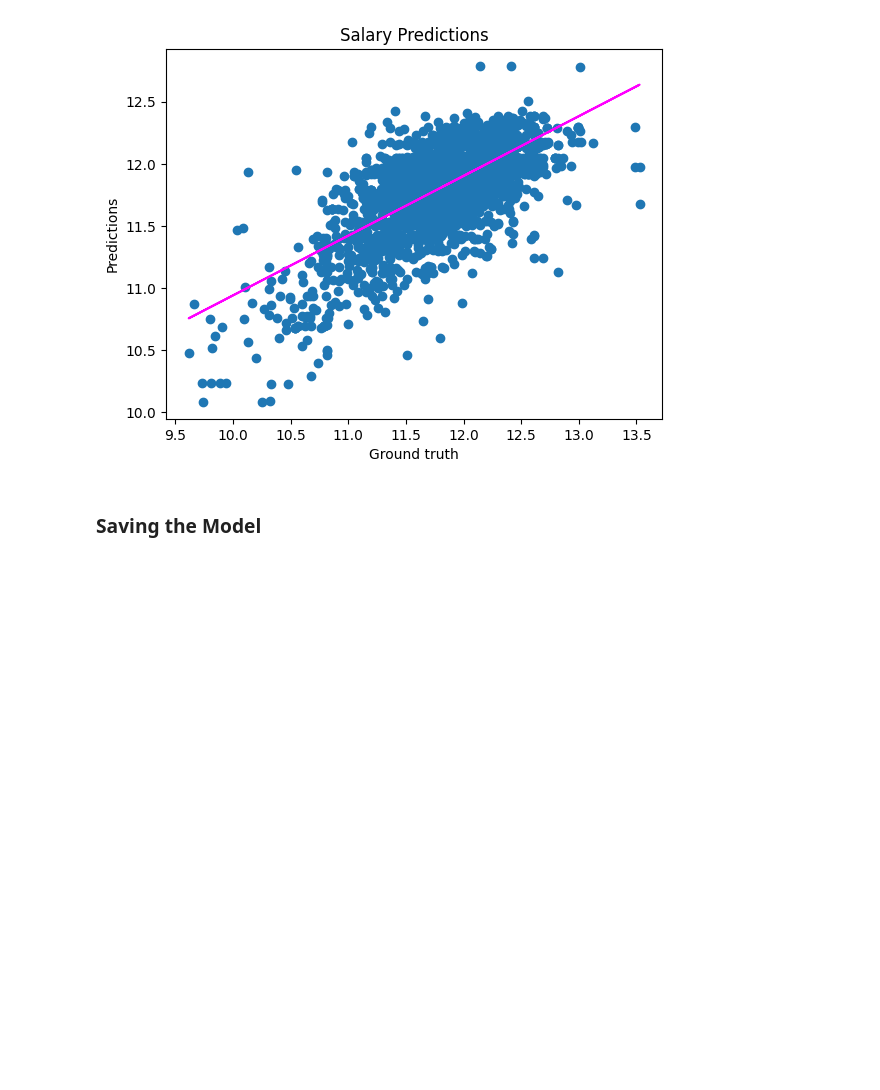
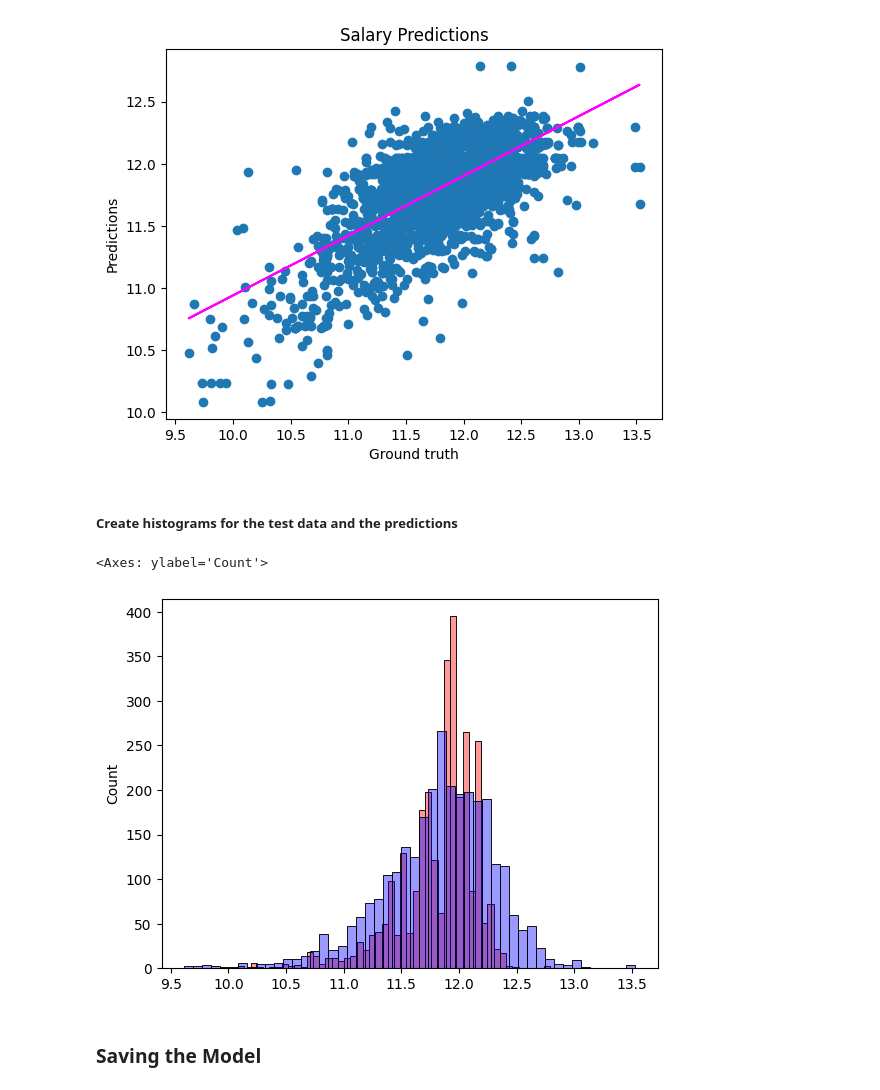
Before and after one commit to azad96/Data-Science-Salary-Regression, a Jupyter notebook: notebook.ipynb, the cells around one changed output. Drawn from its saved outputs; the diff is of its cells as text; code cells hidden in the pictures; blank space fills up the shorter version.

```diff
--- a/notebook.ipynb
+++ b/notebook.ipynb
@@ -303,6 +305,14 @@ plt.plot(y_test,p(y_test), color='magenta')
 plt.show()
 # %% [output]
 [figure]
+# %% [markdown]
+##### Create histograms for the test data and the predictions
+# %%
+sns.histplot(y_pred, color='red', alpha=0.4, bins=50)
+sns.histplot(y_test, color='blue', alpha=0.4, bins=50)
+# %% [output]
+<Axes: ylabel='Count'>
+[figure, added]
 # %% [markdown]
 ### Saving the Model
 # %%
```
Also changed, not shown: parts of 2 cells of this notebook.
